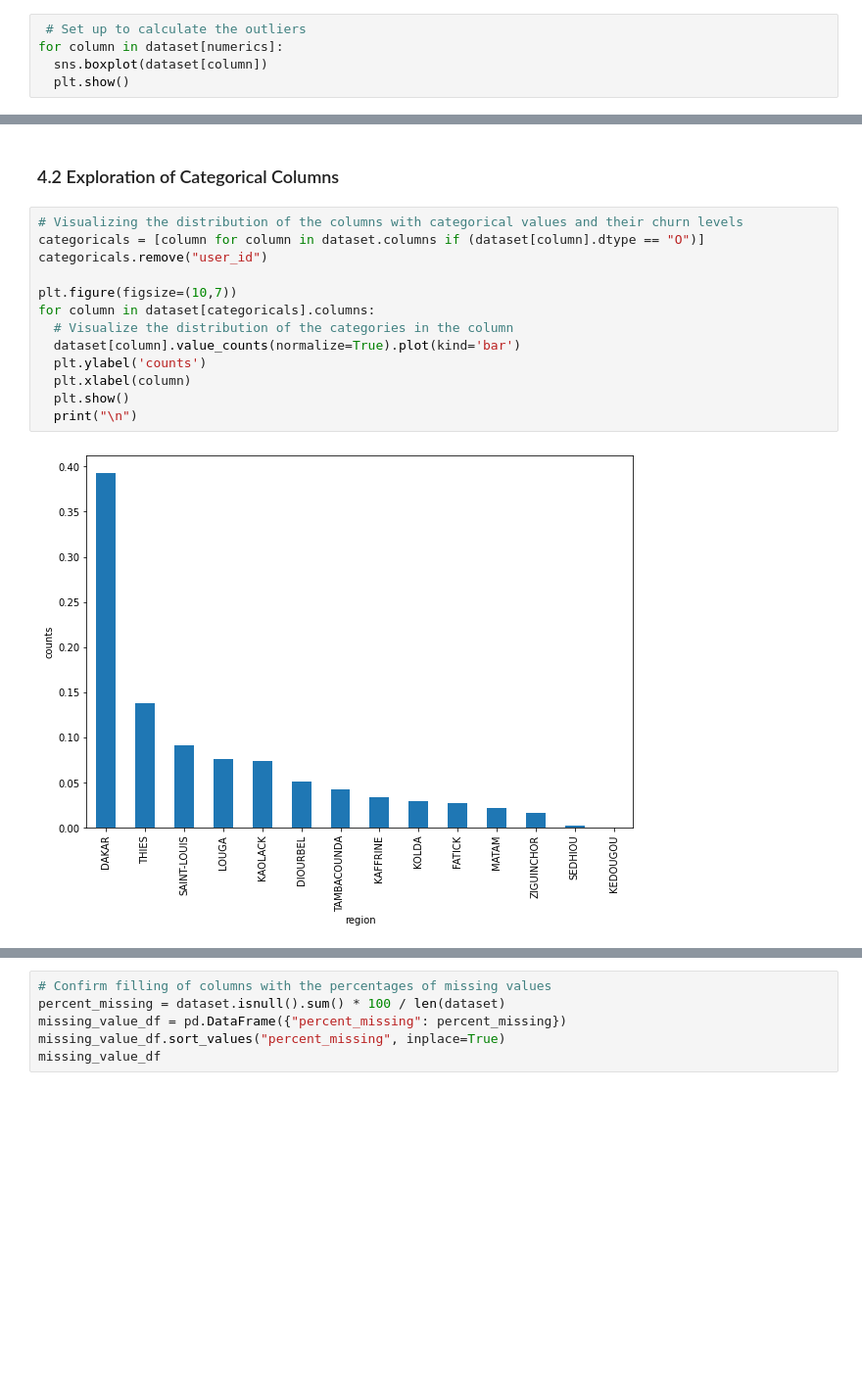
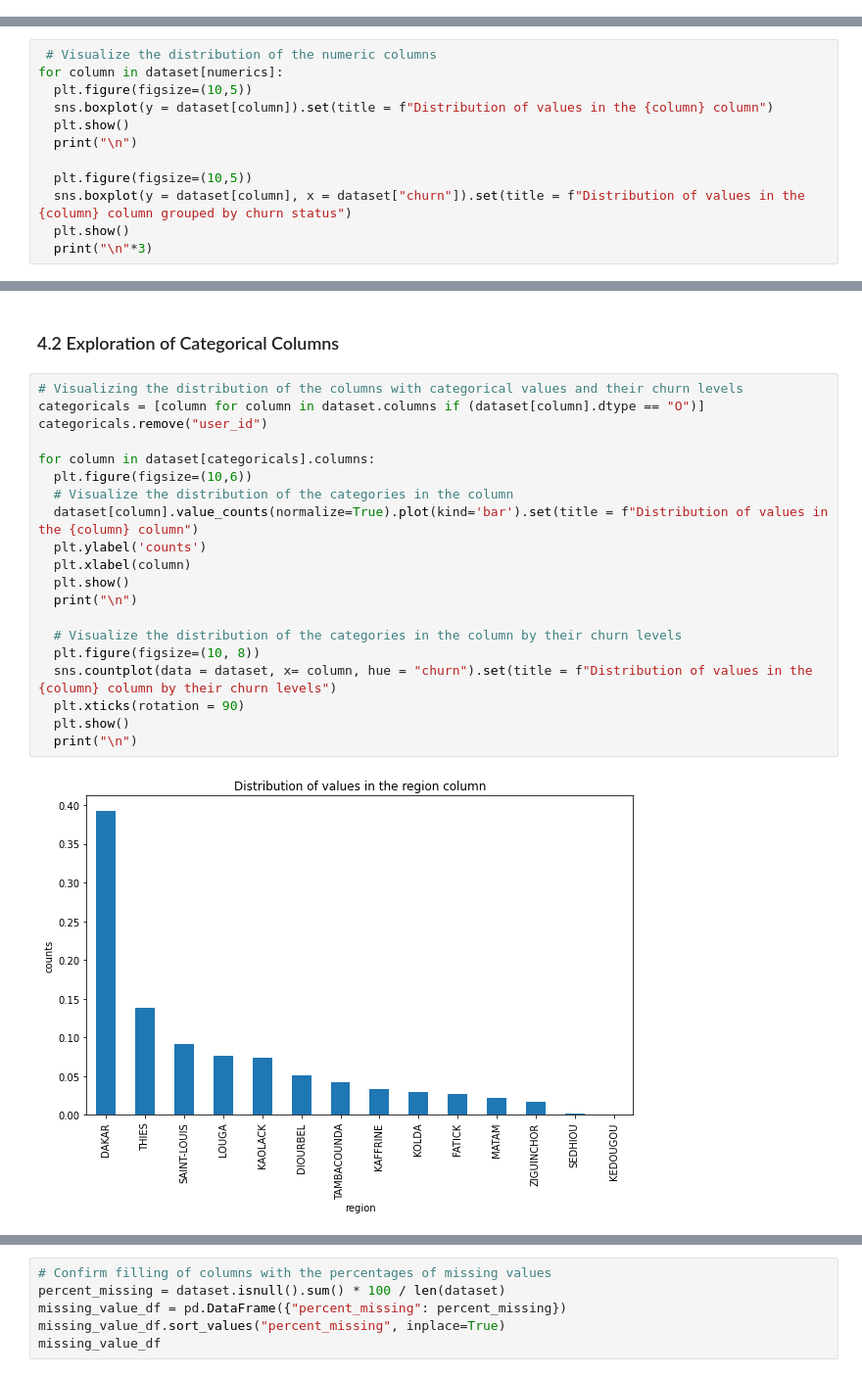
Before and after one commit to KOdoi-OJ/Expresso-Customer-Churn-Prediction, a Jupyter notebook: Notebook.ipynb, the cells around one changed output, grey strips where cells are left out. Shown at 98% size. Drawn from its saved outputs; the diff is of its cells as text; blank space fills up the shorter version.

```diff
--- a/Notebook.ipynb
+++ b/Notebook.ipynb
@@ -213,5 +219,0 @@ From the summary table above, we notice some interesting things about the means
-# %%
- # Set up to calculate the outliers
-for column in dataset[numerics]:
-  sns.boxplot(dataset[column])
-  plt.show()
@@ -227,0 +220,12 @@ for column in dataset[numerics]:
+# %%
+ # Visualize the distribution of the numeric columns
+for column in dataset[numerics]:
+  plt.figure(figsize=(10,5))
+  sns.boxplot(y = dataset[column]).set(title = f"Distribution of values in the {column} column")
+  plt.show()
+  print("\n")
+
+  plt.figure(figsize=(10,5))
+  sns.boxplot(y = dataset[column], x = dataset["churn"]).set(title = f"Distribution of values in the {column} column grouped by churn status")
+  plt.show()
+  print("\n"*3)
@@ -285,15 +312,22 @@ Name: top_pack, Length: 126, dtype: float64
 # %%
 # Visualizing the distribution of the columns with categorical values and their churn levels
 categoricals = [column for column in dataset.columns if (dataset[column].dtype == "O")]
 categoricals.remove("user_id")
 
-plt.figure(figsize=(10,7))
 for column in dataset[categoricals].columns:
+  plt.figure(figsize=(10,6))
   # Visualize the distribution of the categories in the column
-  dataset[column].value_counts(normalize=True).plot(kind='bar')
+  dataset[column].value_counts(normalize=True).plot(kind='bar').set(title = f"Distribution of values in the {column} column")
   plt.ylabel('counts')
   plt.xlabel(column)
   plt.show()
   print("\n")
+
+  # Visualize the distribution of the categories in the column by their churn levels
+  plt.figure(figsize=(10, 8))
+  sns.countplot(data = dataset, x= column, hue = "churn").set(title = f"Distribution of values in the {column} column by their churn levels")
+  plt.xticks(rotation = 90)
+  plt.show()
+  print("\n")
 # %% [output]
-[figure, old version]
+[figure, new version]
```
Also changed, not shown: parts of 28 cells of this notebook, 1 other file.
